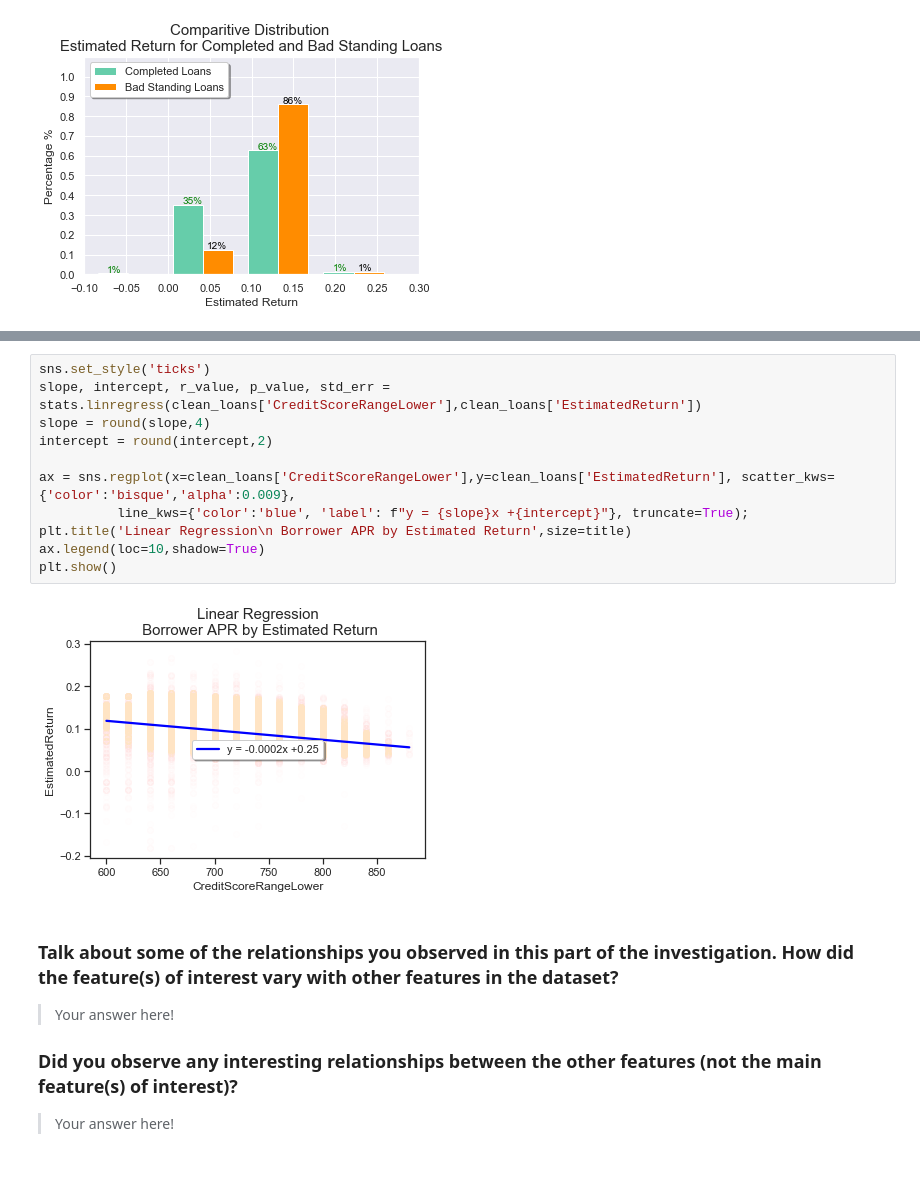
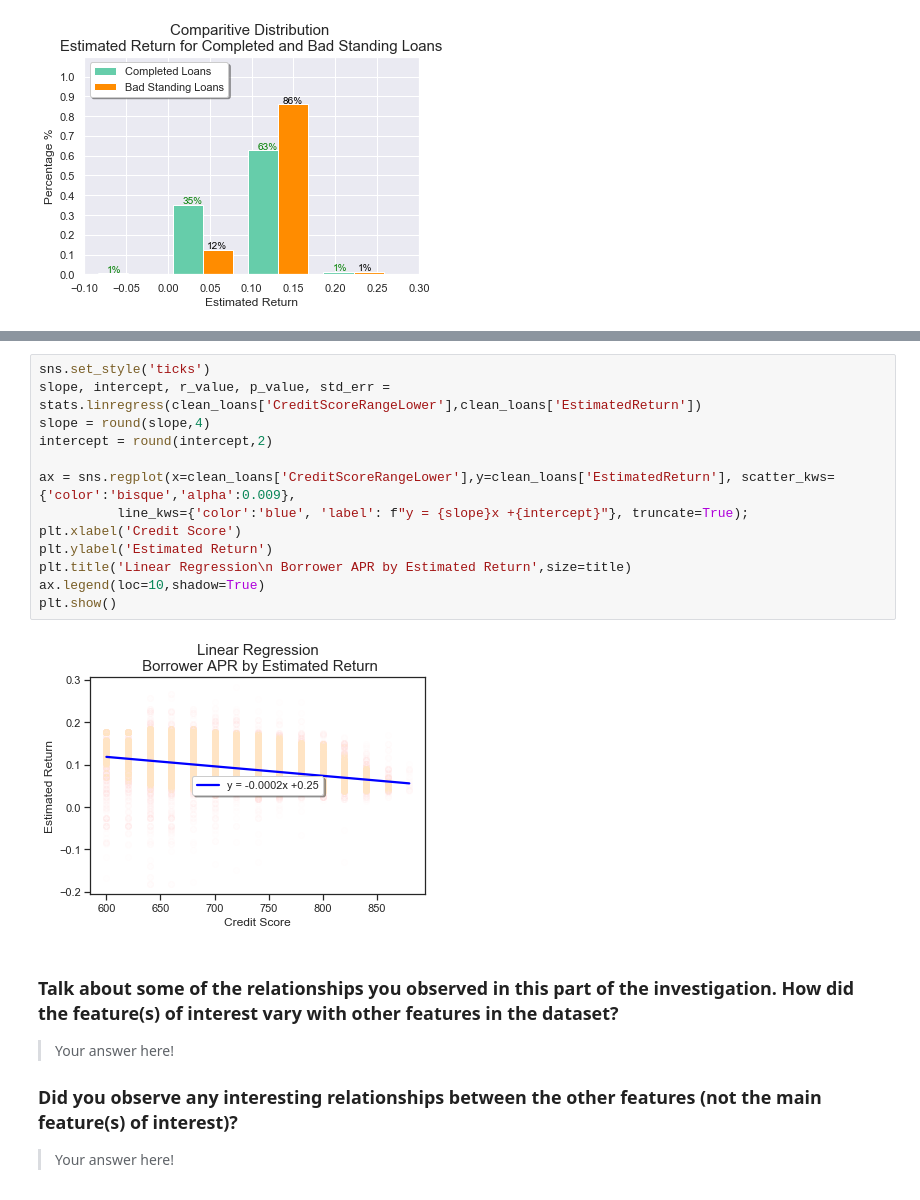
Before and after one commit to TyDataSci/LoanProsper, a Jupyter notebook: visualization.ipynb, the cells around one changed output, grey strips where cells are left out. Cells and saved outputs as stored; diff of their text form.

```diff
--- a/visualization.ipynb
+++ b/visualization.ipynb
@@ -502,16 +524,18 @@ plt.show()
 # %%
 sns.set_style('ticks')
 slope, intercept, r_value, p_value, std_err = stats.linregress(clean_loans['CreditScoreRangeLower'],clean_loans['EstimatedReturn'])
 slope = round(slope,4)
 intercept = round(intercept,2)
 
 ax = sns.regplot(x=clean_loans['CreditScoreRangeLower'],y=clean_loans['EstimatedReturn'], scatter_kws={'color':'bisque','alpha':0.009},
           line_kws={'color':'blue', 'label': f"y = {slope}x +{intercept}"}, truncate=True);
+plt.xlabel('Credit Score')
+plt.ylabel('Estimated Return')
 plt.title('Linear Regression\n Borrower APR by Estimated Return',size=title)
 ax.legend(loc=10,shadow=True)
 plt.show()
 # %% [output]
-[figure, old version]
+[figure, new version]
 # %% [markdown]
 ### Talk about some of the relationships you observed in this part of the investigation. How did the feature(s) of interest vary with other features in the dataset?
 
```
Also changed, not shown: parts of 13 cells of this notebook, 1 other file.
